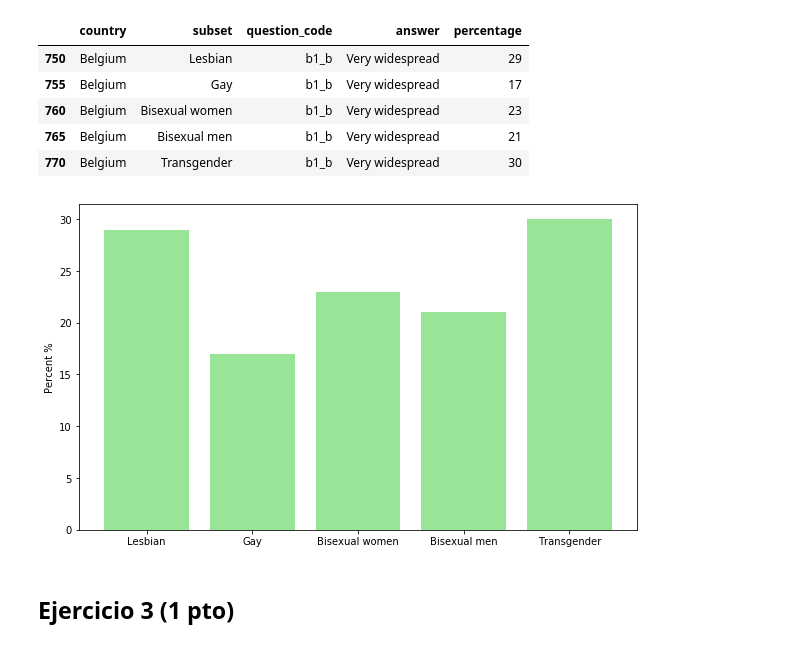
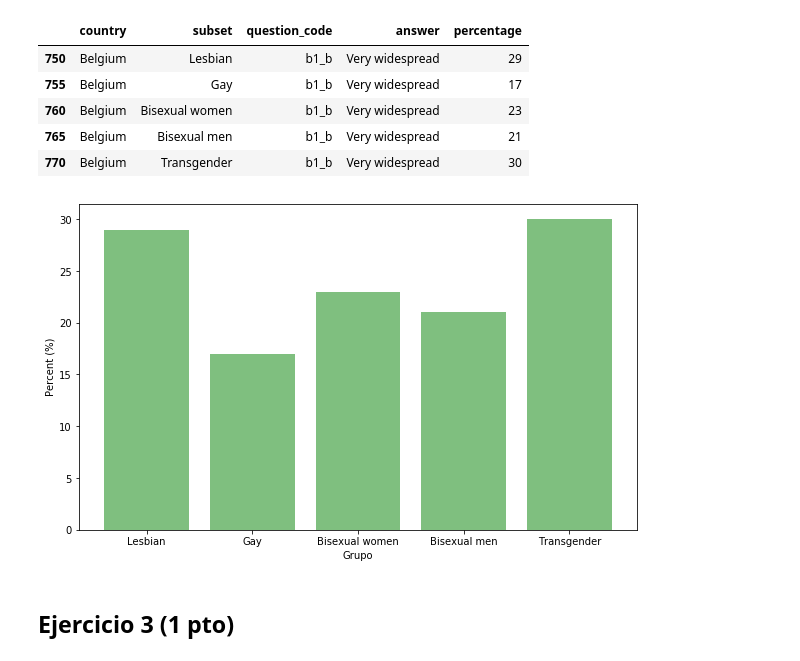
Before and after one commit to Crhlb/mat281_repositorio, a Jupyter notebook: m03_data_visualization/m03_c02_imperative_visualization/m03_c02_lab.ipynb, the cells around one changed output. Drawn from its saved outputs; the diff is of its cells as text; code cells hidden in the pictures.

```diff
--- a/m03_data_visualization/m03_c02_imperative_visualization/m03_c02_lab.ipynb
+++ b/m03_data_visualization/m03_c02_imperative_visualization/m03_c02_lab.ipynb
@@ -180,14 +180,15 @@ df1
 # %%
 x = df1["subset"]
 y = df1["percentage"]
 
 fig = plt.figure(figsize=(10, 6))
 
-plt.bar(x,y,color='limegreen',alpha=0.5) # Al concatenar los métodos arroja un error por lo que se aplicaron por separado
-plt.ylabel('Percent %')
+plt.bar(x,y,color='g',alpha=0.5) # Al concatenar los métodos arroja un error por lo que se aplicaron por separado
+plt.ylabel('Percent (%)')
+plt.xlabel('Grupo')
 plt.show()
 # %% [output]
-[figure, old version]
+[figure, new version]
 # %% [markdown]
 ## Ejercicio 3  (1 pto)
 # %% [markdown]
```
Also changed, not shown: parts of 3 cells of this notebook, 2 other files.
